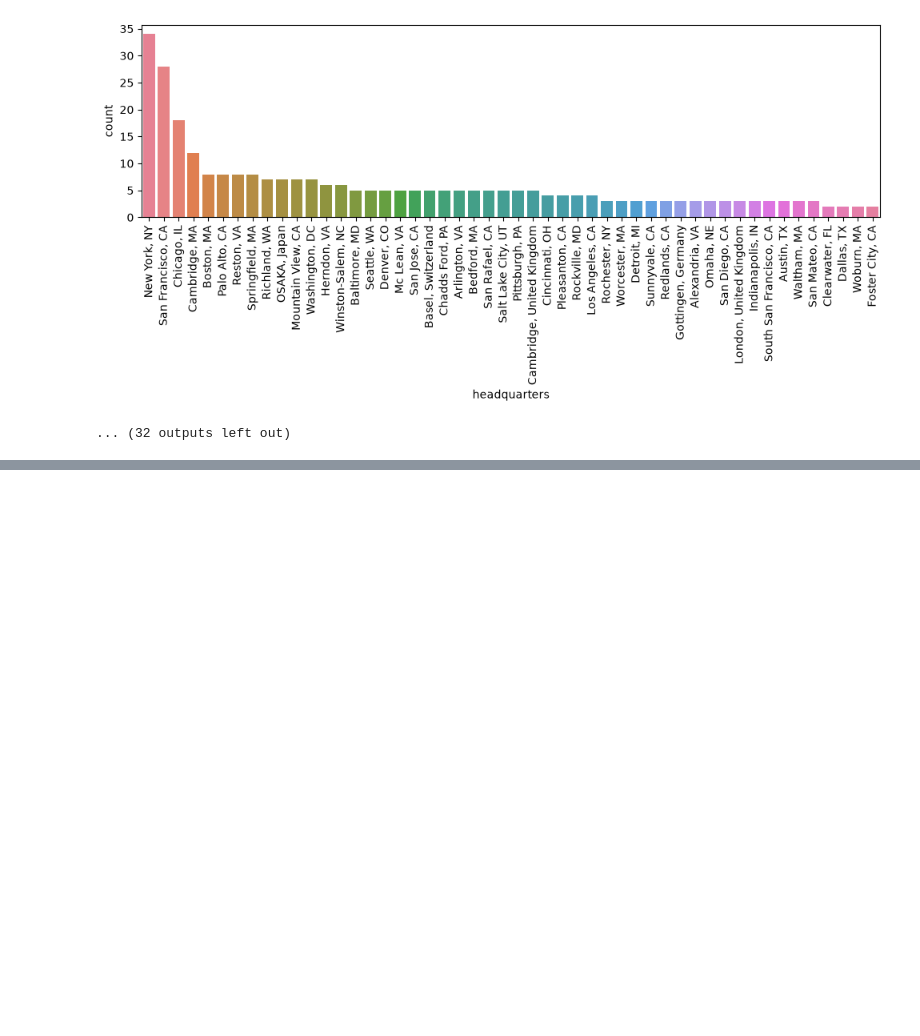
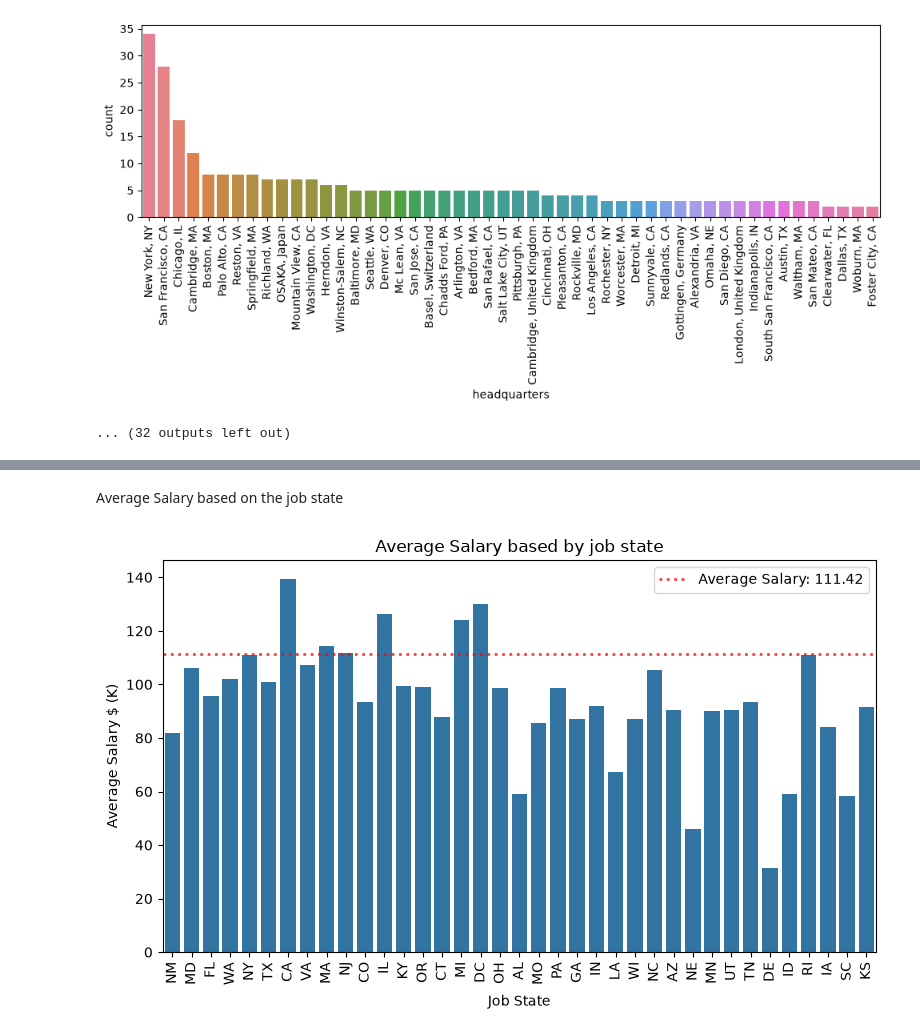
Before and after one commit to yasasbanukaofficial/glassdoor-job-market-insights, a Jupyter notebook: notebooks/02_eda.ipynb, the cells around one changed output, grey strips where cells are left out. Drawn from its saved outputs; the diff is of its cells as text; code cells hidden in the pictures; blank space fills up the shorter version.

```diff
--- a/notebooks/02_eda.ipynb
+++ b/notebooks/02_eda.ipynb
@@ -134,0 +294,20 @@ Graph for the headquarters: total = 50 entries
+# %% [markdown]
+Average Salary based on the job state
+# %%
+fig, ax = plt.subplots(figsize=(8, 5))
+
+sns.barplot(df, x='job_state', y='avg_salary', ax=ax, errorbar=None)
+
+mean = df['avg_salary'].mean()
+
+ax.axhline(mean, color='red', lw=2, alpha=0.75, linestyle='dotted', label=f'Average Salary: {mean:.2f}')
+ax.legend()
+ax.set_title('Average Salary based by job state')
+ax.set_xlabel('Job State')
+ax.set_ylabel('Average Salary $ (K)')
+ax.tick_params(axis='x', labelrotation=90)
+
+plt.tight_layout()
+plt.show()
+# %% [output]
+[figure, added]
```
Also changed, not shown: parts of 23 cells of this notebook.
